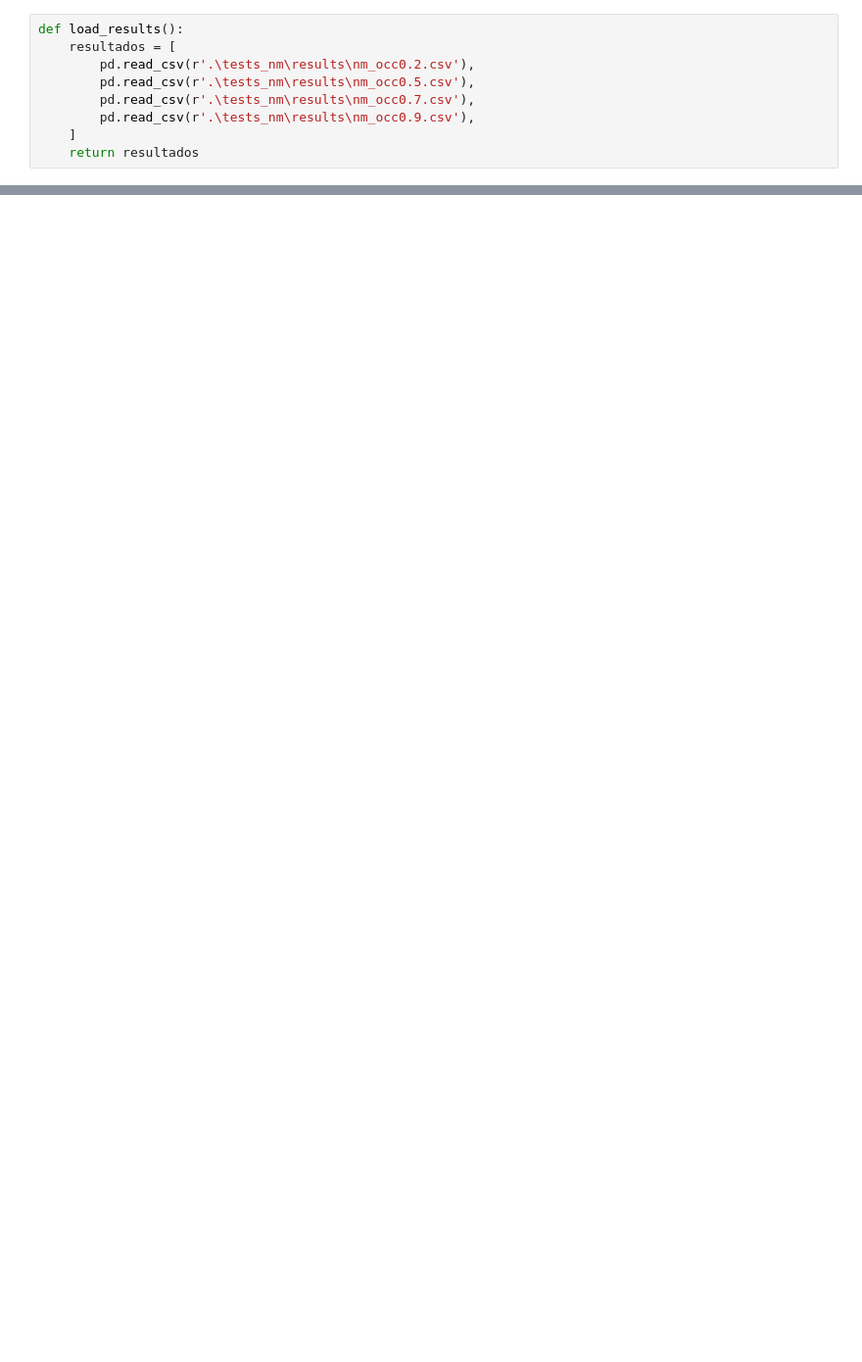
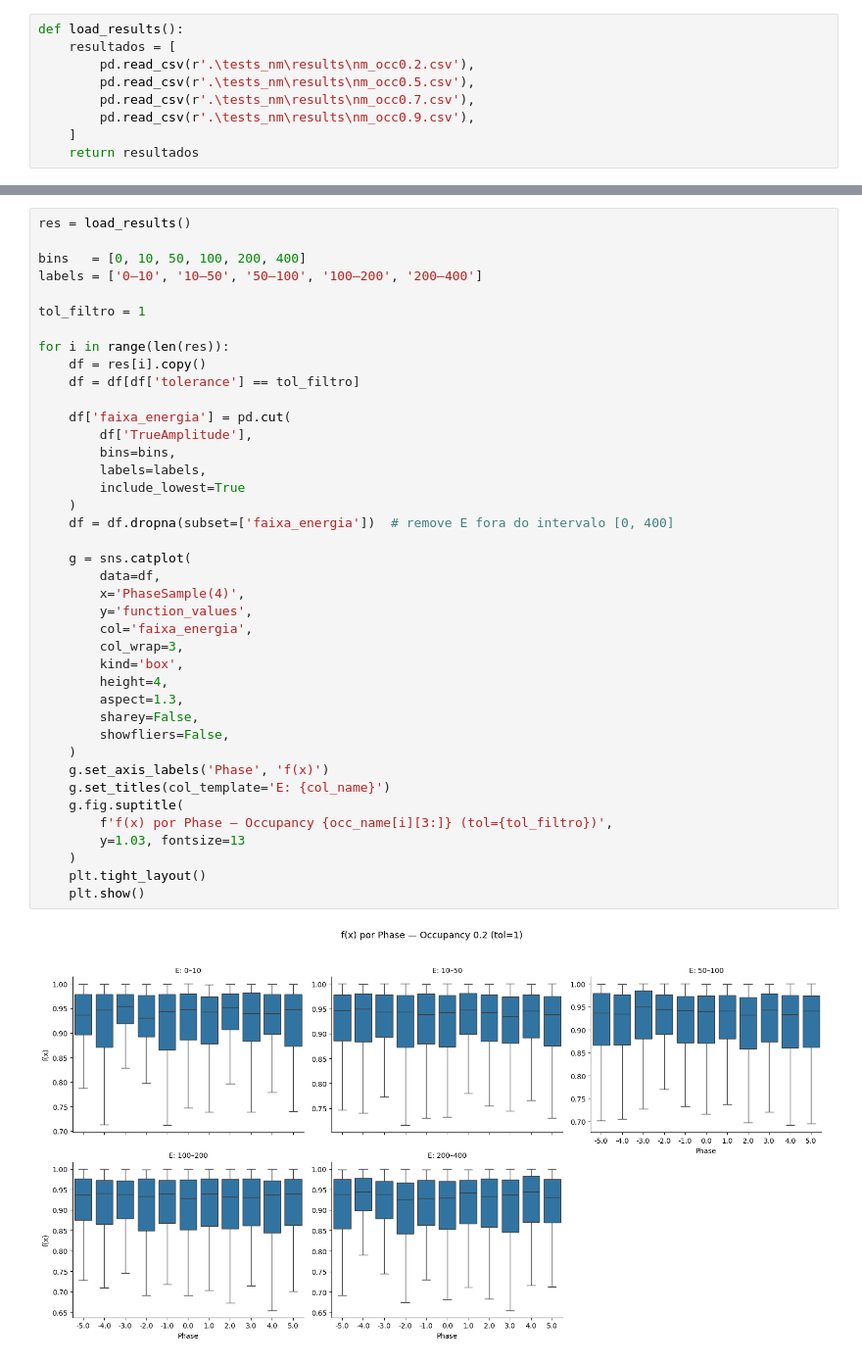
Before and after one commit to Caua-Gomes2005/Nelder-Mead_Rede-Neural, a Jupyter notebook: avaliacao_NM.ipynb, the cells around one changed output, grey strips where cells are left out. Shown at 98% size. Cells and saved outputs as stored; diff of their text form; blank space fills up the shorter version.

```diff
--- a/avaliacao_NM.ipynb
+++ b/avaliacao_NM.ipynb
@@ -274,0 +263,42 @@ Name: error, dtype: float64
+# %%
+res = load_results()
+
+bins   = [0, 10, 50, 100, 200, 400]
+labels = ['0–10', '10–50', '50–100', '100–200', '200–400']
+
+tol_filtro = 1
+
+for i in range(len(res)):
+    df = res[i].copy()
+    df = df[df['tolerance'] == tol_filtro]
+
+    df['faixa_energia'] = pd.cut(
+        df['TrueAmplitude'],
+        bins=bins,
+        labels=labels,
+        include_lowest=True
+    )
+    df = df.dropna(subset=['faixa_energia'])  # remove E fora do intervalo [0, 400]
+
+    g = sns.catplot(
+        data=df,
+        x='PhaseSample(4)',
+        y='function_values',
+        col='faixa_energia',
+        col_wrap=3,
+        kind='box',
+        height=4,
+        aspect=1.3,
+        sharey=False,
+        showfliers=False,
+    )
+    g.set_axis_labels('Phase', 'f(x)')
+    g.set_titles(col_template='E: {col_name}')
+    g.fig.suptitle(
+        f'f(x) por Phase — Occupancy {occ_name[i][3:]} (tol={tol_filtro})',
+        y=1.03, fontsize=13
+    )
+    plt.tight_layout()
+    plt.show()
+# %% [output]
+[figure, added]
```
Also changed, not shown: parts of 10 cells of this notebook, 4 other files.
